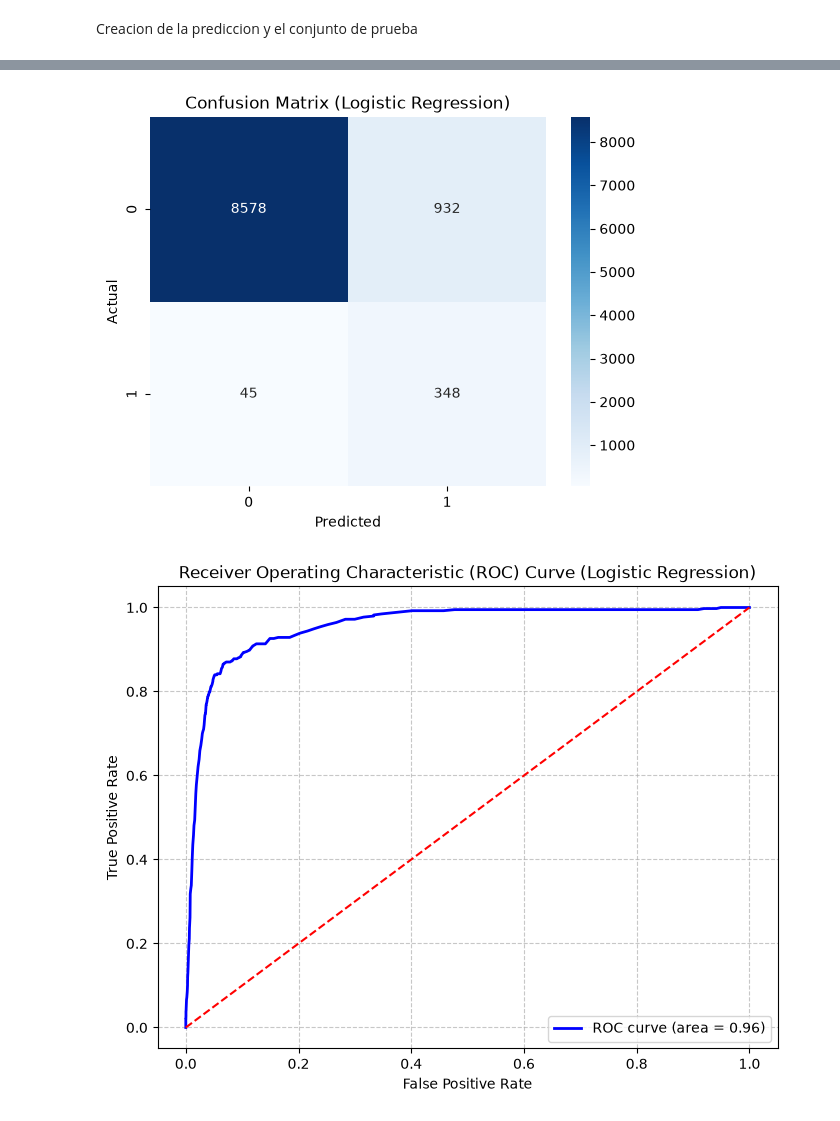
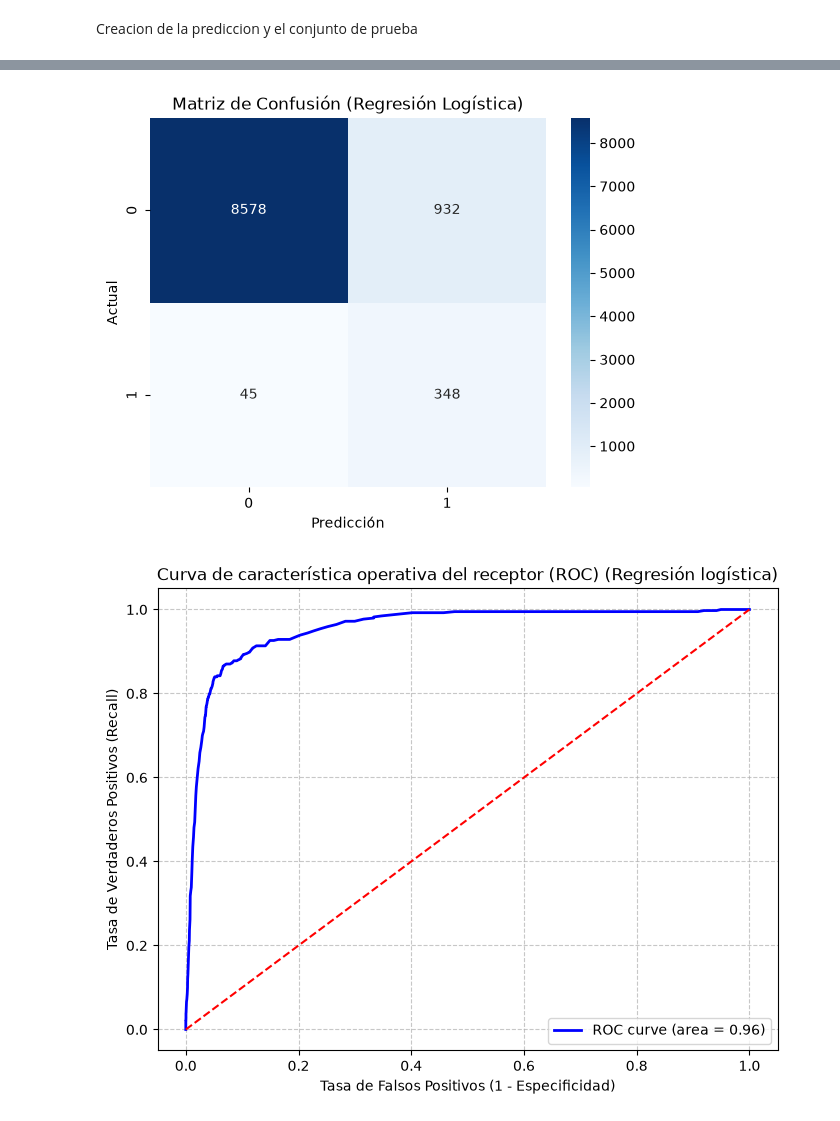
Before and after one commit to joe0zf/covid19-ml-analysis, a Jupyter notebook: notebooks/supervised-learning.ipynb, the cells around one changed output, grey strips where cells are left out. Drawn from its saved outputs; the diff is of its cells as text; code cells hidden in the pictures.

```diff
--- a/notebooks/supervised-learning.ipynb
+++ b/notebooks/supervised-learning.ipynb
@@ -135,16 +135,15 @@ print(f"Precision: {precision:.2f}")
 print(f"Recall: {recall:.2f}")
 print(f"F1-Score: {f1:.2f}")
 print(f"ROC AUC Score: {roc_auc:.2f}")
-
 print("\nClassification Report:")
 print(classification_report(y_test_log, y_pred_log))
 
-print("\nConfusion Matrix:")
+print("\nMatriz de Confusión:")
 conf_matrix = confusion_matrix(y_test_log, y_pred_log)
 sns.heatmap(conf_matrix, annot=True, fmt='d', cmap='Blues')
-plt.xlabel('Predicted')
+plt.xlabel('Predicción')
 plt.ylabel('Actual')
-plt.title('Confusion Matrix (Logistic Regression)')
+plt.title('Matriz de Confusión (Regresión Logística)')
 plt.show()
 
 # Curva ROC
@@ -152,9 +151,9 @@ fpr, tpr, thresholds = roc_curve(y_test_log, y_pred_proba_log)
 plt.figure(figsize=(8, 6))
 plt.plot(fpr, tpr, color='blue', lw=2, label=f'ROC curve (area = {roc_auc:.2f})')
 plt.plot([0, 1], [0, 1], color='red', linestyle='--')
-plt.xlabel('False Positive Rate')
-plt.ylabel('True Positive Rate')
-plt.title('Receiver Operating Characteristic (ROC) Curve (Logistic Regression)')
+plt.xlabel('Tasa de Falsos Positivos (1 - Especificidad)')
+plt.ylabel('Tasa de Verdaderos Positivos (Recall)')
+plt.title('Curva de característica operativa del receptor (ROC) (Regresión logística)')
 plt.legend()
 plt.grid(True, linestyle='--', alpha=0.7)
 plt.show()
@@ -180,2 +179,2 @@ Confusion Matrix:
-[figure, old version]
+[figure, new version]
-[figure, old version]
+[figure, new version]
```
Also changed, not shown: parts of 1 cell of this notebook.
